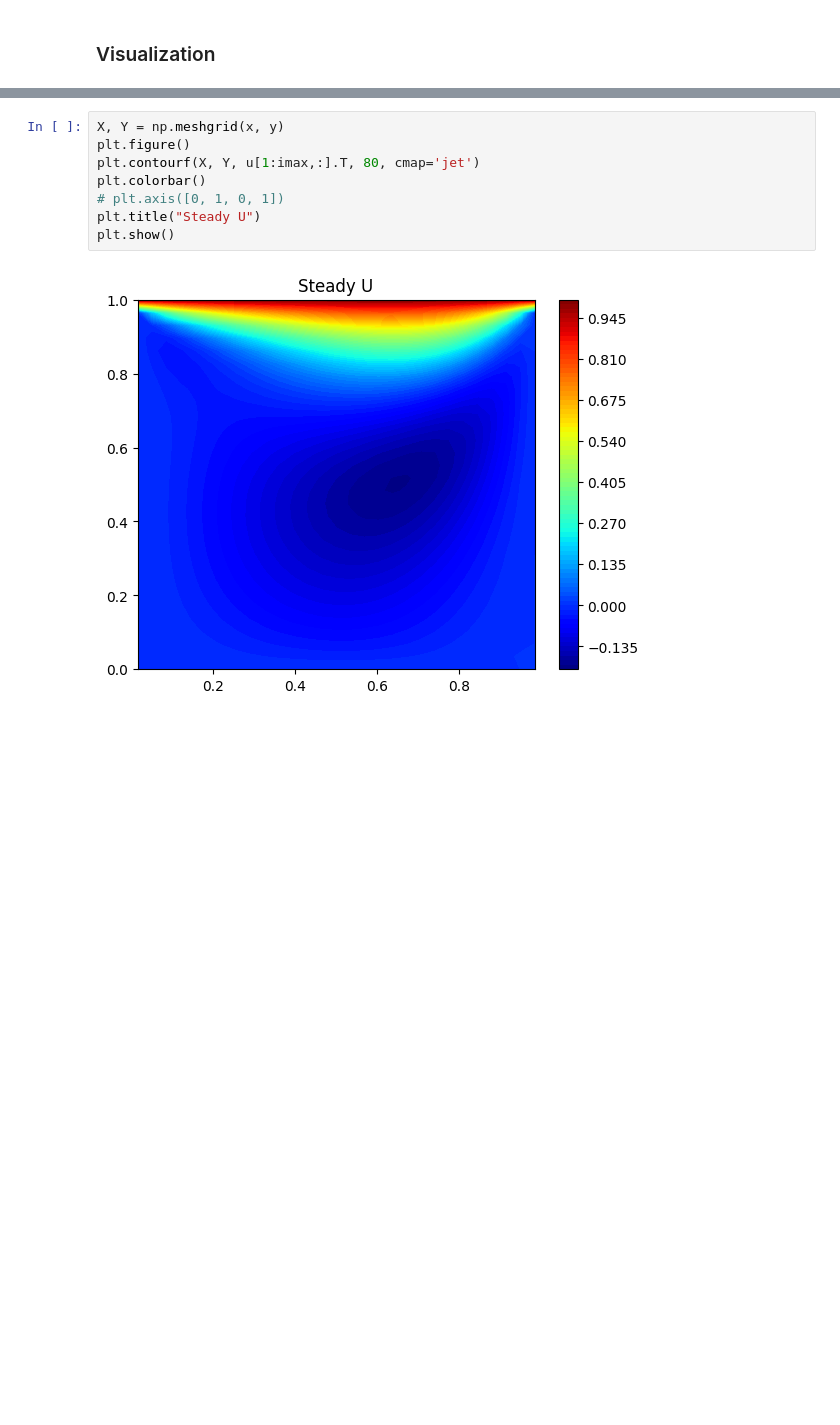
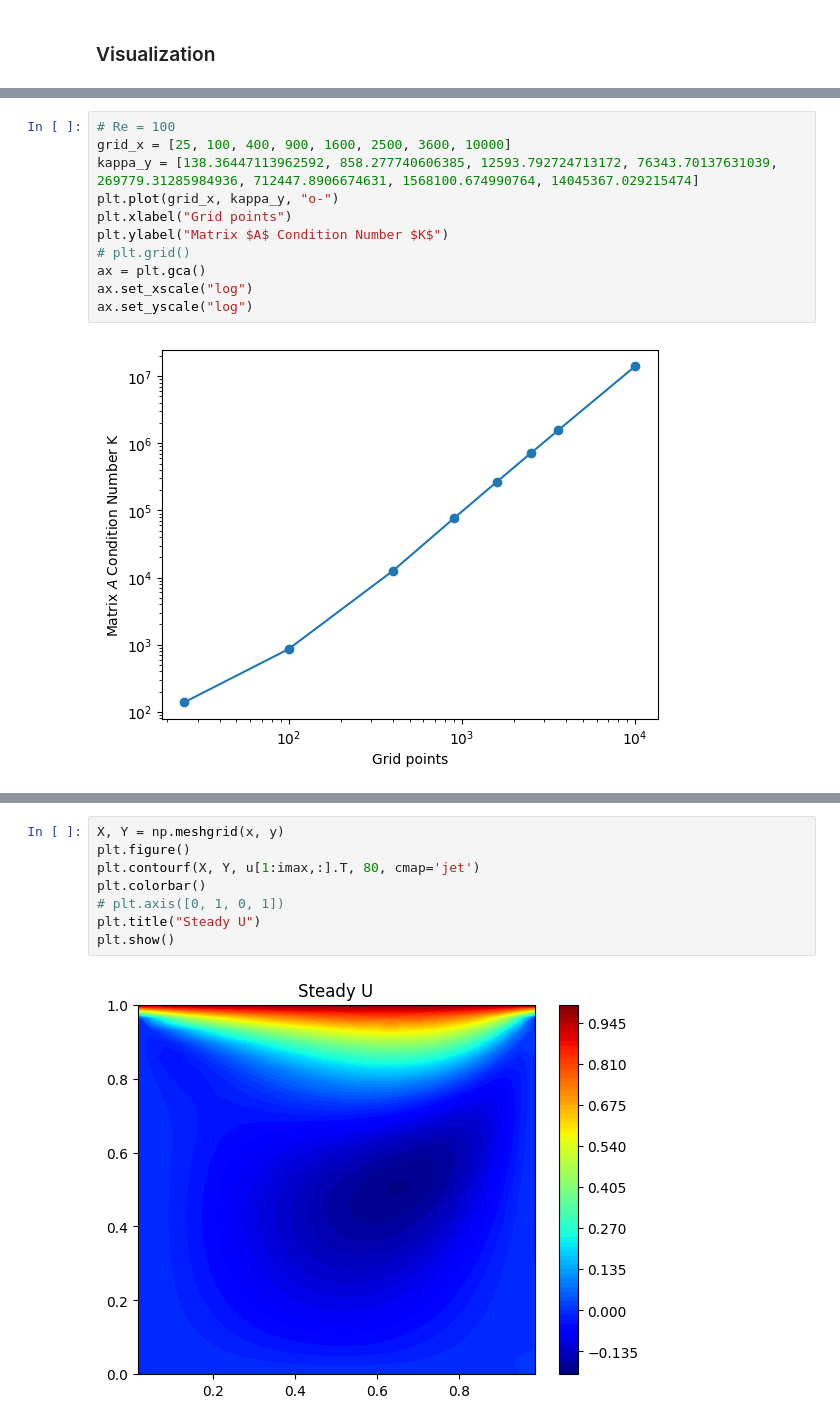
Before and after one commit to comp-physics/NISQ-Quantum-CFD, a Jupyter notebook: SIMPLE_LDC.ipynb, the cells around one changed output, grey strips where cells are left out. Drawn from its saved outputs; the diff is of its cells as text; blank space fills up the shorter version.

```diff
--- a/SIMPLE_LDC.ipynb
+++ b/SIMPLE_LDC.ipynb
@@ -125 +115,14 @@ Ap Matrix Condition Number =  76518.47446407289
 [figure]
+# %%
+# Re = 100
+grid_x = [25, 100, 400, 900, 1600, 2500, 3600, 10000]
+kappa_y = [138.36447113962592, 858.277740606385, 12593.792724713172, 76343.70137631039, 269779.31285984936, 712447.8906674631, 1568100.674990764, 14045367.029215474]
+plt.plot(grid_x, kappa_y, "o-")
+plt.xlabel("Grid points")
+plt.ylabel("Matrix $A$ Condition Number $Κ$")
+# plt.grid()
+ax = plt.gca()
+ax.set_xscale("log")
+ax.set_yscale("log")
+# %% [output]
+[figure, added]
```
Also changed, not shown: parts of 6 cells of this notebook, 2 other files.
